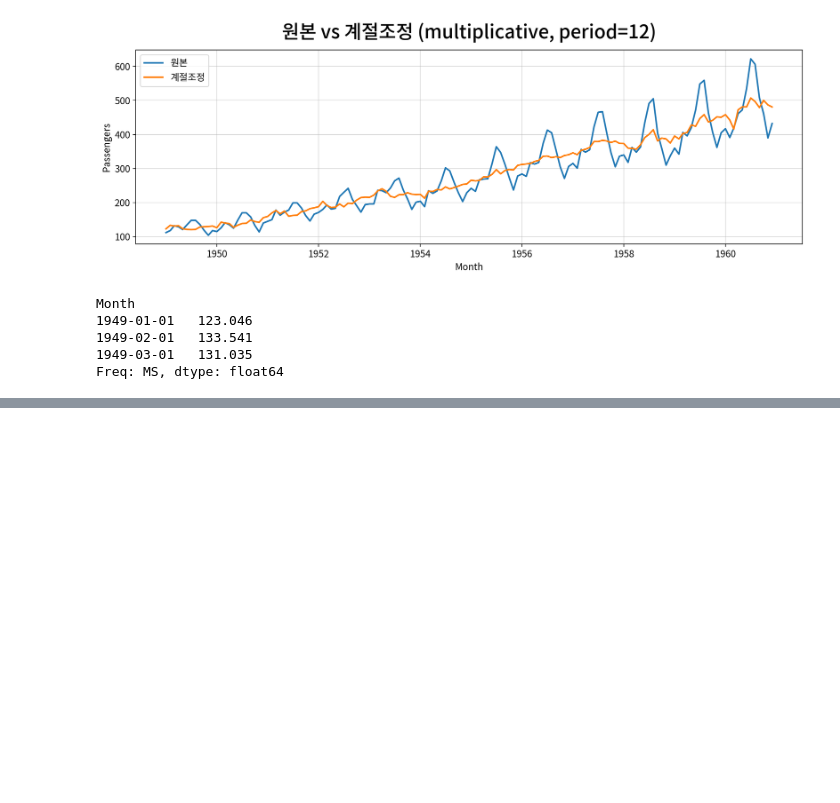
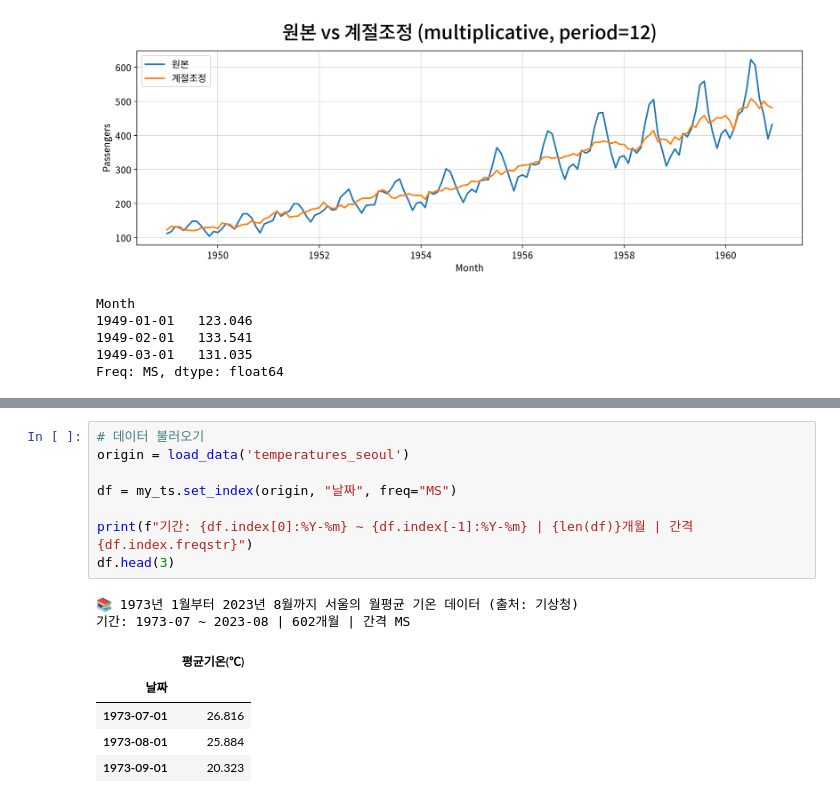
Before and after one commit to Jae1-99999/Jaewon, a Jupyter notebook: 연습/[LAB-11] 시계열 분석ㅣ03-분해 시계열(실습코드).ipynb, the cells around one changed output, grey strips where cells are left out. Drawn from its saved outputs; the diff is of its cells as text; blank space fills up the shorter version.

```diff
--- a/연습/[LAB-11] 시계열 분석ㅣ03-분해 시계열(실습코드).ipynb
+++ b/연습/[LAB-11] 시계열 분석ㅣ03-분해 시계열(실습코드).ipynb
@@ -331,0 +349,16 @@ Freq: MS, dtype: float64
+# %%
+# 데이터 불러오기
+origin = load_data('temperatures_seoul')
+
+df = my_ts.set_index(origin, "날짜", freq="MS")
+
+print(f"기간: {df.index[0]:%Y-%m} ~ {df.index[-1]:%Y-%m} | {len(df)}개월 | 간격 {df.index.freqstr}")
+df.head(3)
+# %% [output]
+📚 1973년 1월부터 2023년 8월까지 서울의 월평균 기온 데이터 (출처: 기상청)
+기간: 1973-07 ~ 2023-08 | 602개월 | 간격 MS
+|  | 평균기온(℃) |
+| 날짜 |  |
+| 1973-07-01 | 26.816 |
+| 1973-08-01 | 25.884 |
+| 1973-09-01 | 20.323 |
```
Also changed, not shown: parts of 5 cells of this notebook, 12 other files.
